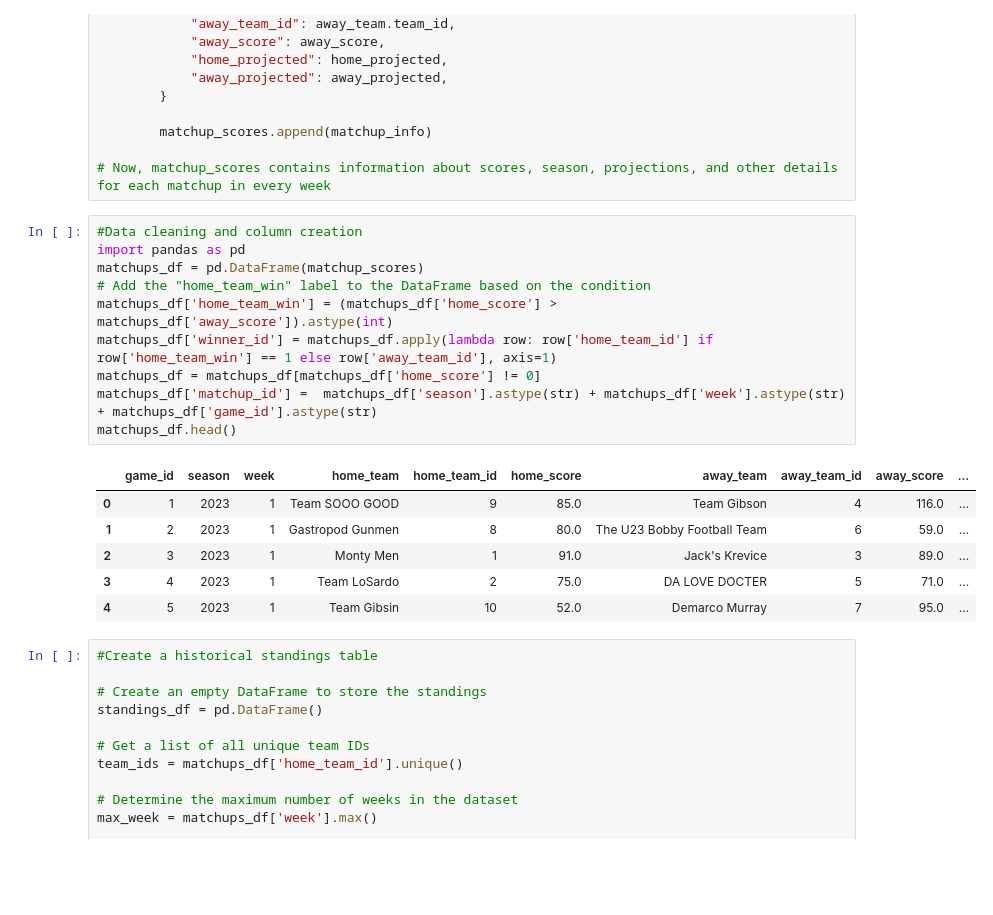
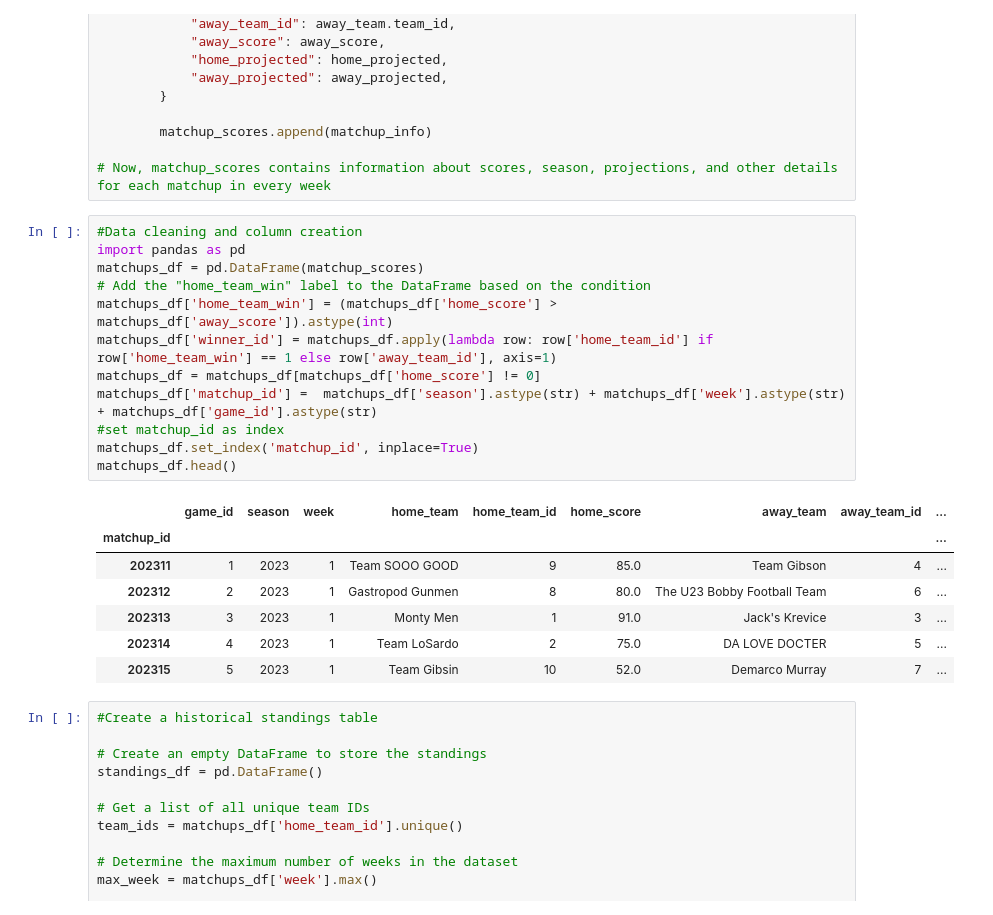
Before and after one commit to drakeweissman/fantasy, a Jupyter notebook: win_pred_model.ipynb, the cells around one changed output. Drawn from its saved outputs; the diff is of its cells as text; blank space fills up the shorter version.

```diff
--- a/win_pred_model.ipynb
+++ b/win_pred_model.ipynb
@@ -53,20 +53,23 @@ for week in range(1, league.current_week + 1):
 # %%
 #Data cleaning and column creation
 import pandas as pd
 matchups_df = pd.DataFrame(matchup_scores)
 # Add the "home_team_win" label to the DataFrame based on the condition
 matchups_df['home_team_win'] = (matchups_df['home_score'] > matchups_df['away_score']).astype(int)
 matchups_df['winner_id'] = matchups_df.apply(lambda row: row['home_team_id'] if row['home_team_win'] == 1 else row['away_team_id'], axis=1)
 matchups_df = matchups_df[matchups_df['home_score'] != 0]
 matchups_df['matchup_id'] =  matchups_df['season'].astype(str) + matchups_df['week'].astype(str) + matchups_df['game_id'].astype(str)
+#set matchup_id as index
+matchups_df.set_index('matchup_id', inplace=True)
 matchups_df.head()
 # %% [output]
-|  | game_id | season | week | home_team | home_team_id | home_score | away_team | away_team_id | away_score | ... |
-| 0 | 1 | 2023 | 1 | Team SOOO GOOD | 9 | 85.0 | Team Gibson | 4 | 116.0 | ... |
-| 1 | 2 | 2023 | 1 | Gastropod Gunmen | 8 | 80.0 | The U23 Bobby Football Team | 6 | 59.0 | ... |
-| 2 | 3 | 2023 | 1 | Monty Men | 1 | 91.0 | Jack's Krevice | 3 | 89.0 | ... |
-| 3 | 4 | 2023 | 1 | Team LoSardo | 2 | 75.0 | DA LOVE DOCTER | 5 | 71.0 | ... |
-| 4 | 5 | 2023 | 1 | Team Gibsin | 10 | 52.0 | Demarco Murray | 7 | 95.0 | ... |
+|  | game_id | season | week | home_team | home_team_id | home_score | away_team | away_team_id | ... |
+| matchup_id |  |  |  |  |  |  |  |  | ... |
+| 202311 | 1 | 2023 | 1 | Team SOOO GOOD | 9 | 85.0 | Team Gibson | 4 | ... |
+| 202312 | 2 | 2023 | 1 | Gastropod Gunmen | 8 | 80.0 | The U23 Bobby Football Team | 6 | ... |
+| 202313 | 3 | 2023 | 1 | Monty Men | 1 | 91.0 | Jack's Krevice | 3 | ... |
+| 202314 | 4 | 2023 | 1 | Team LoSardo | 2 | 75.0 | DA LOVE DOCTER | 5 | ... |
+| 202315 | 5 | 2023 | 1 | Team Gibsin | 10 | 52.0 | Demarco Murray | 7 | ... |
 # %%
 #Create a historical standings table
 
```
Also changed, not shown: parts of 6 cells of this notebook.
